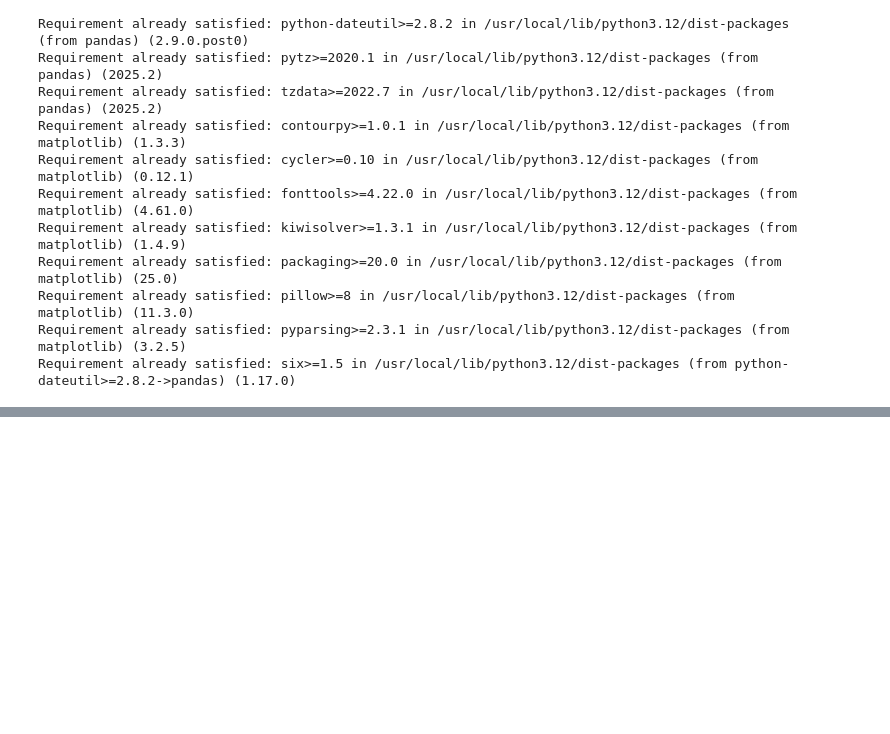
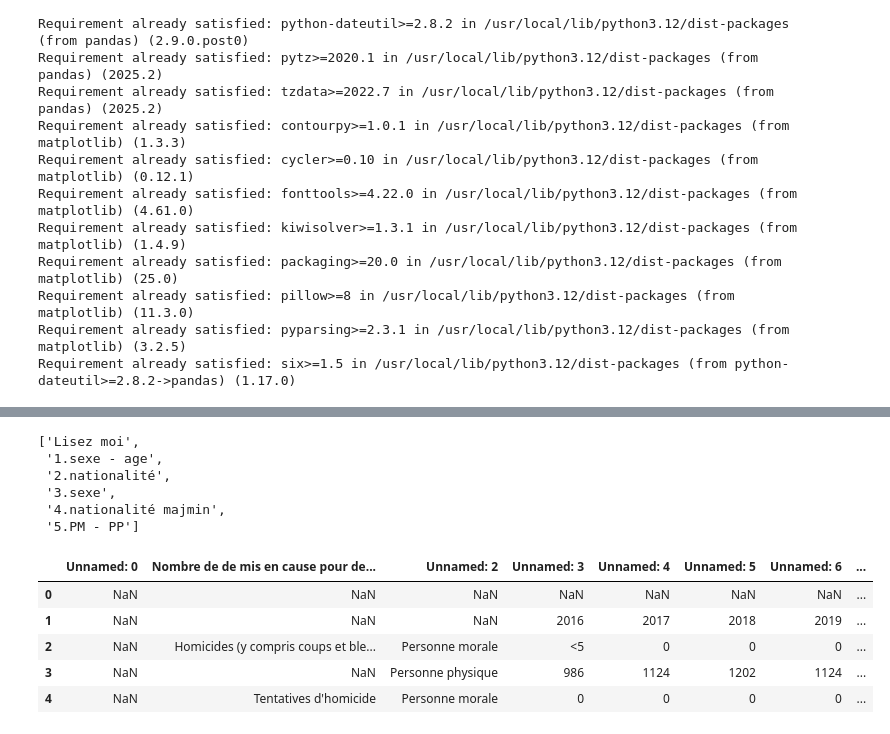
Before and after one commit to luciedum-dot/Intro-to-data-analysis-with-Python---Final-Project, a Jupyter notebook: Evolutions_of_Criminality_France_2016_2024.ipynb, the cells around one changed output, grey strips where cells are left out. Saved outputs shown, nothing was run; the diff lists cells and outputs as text; code cells hidden in the pictures; blank space fills up the shorter version.

```diff
--- a/Evolutions_of_Criminality_France_2016_2024.ipynb
+++ b/Evolutions_of_Criminality_France_2016_2024.ipynb
@@ -30,0 +37,26 @@ FileNotFoundError: [Errno 2] No such file or directory: 'MEC.xlsx'
+# %%
+#Read Excel File - total accused people
+
+path = "Intro-to-data-analysis-with-Python---Final-Project/Data/mec.xlsx"
+
+xls = pd.ExcelFile(path)
+xls.sheet_names
+# %% [output]
+['Lisez moi',
+ '1.sexe - age',
+ '2.nationalité',
+ '3.sexe',
+ '4.nationalité majmin',
+ '5.PM - PP']
+# %%
+#Show Excel File - Total accused people
+
+df = pd.read_excel(path, sheet_name="5.PM - PP")
+df.head()
+# %% [output]
+|  | Unnamed: 0 | Nombre de de mis en cause pour de... | Unnamed: 2 | Unnamed: 3 | Unnamed: 4 | Unnamed: 5 | Unnamed: 6 | ... |
+| 0 | NaN | NaN | NaN | NaN | NaN | NaN | NaN | ... |
+| 1 | NaN | NaN | NaN | 2016 | 2017 | 2018 | 2019 | ... |
+| 2 | NaN | Homicides (y compris coups et ble... | Personne morale | <5 | 0 | 0 | 0 | ... |
+| 3 | NaN | NaN | Personne physique | 986 | 1124 | 1202 | 1124 | ... |
+| 4 | NaN | Tentatives d'homicide | Personne morale | 0 | 0 | 0 | 0 | ... |
```
Also changed, not shown: parts of 5 cells of this notebook.
